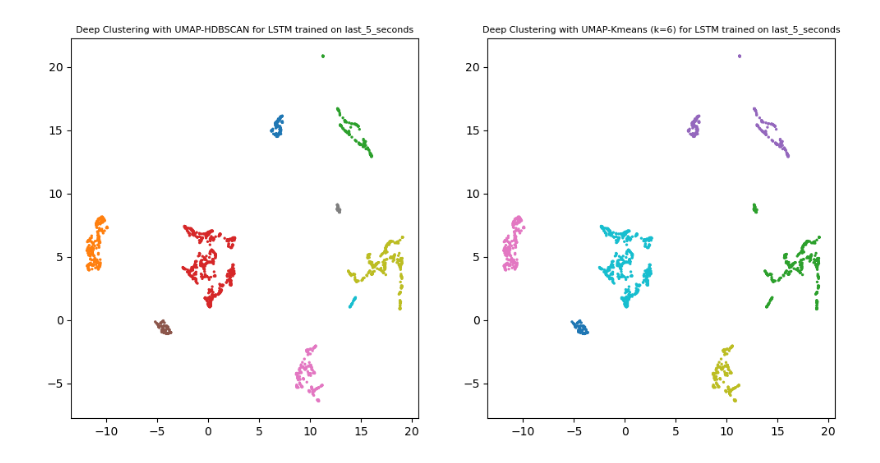
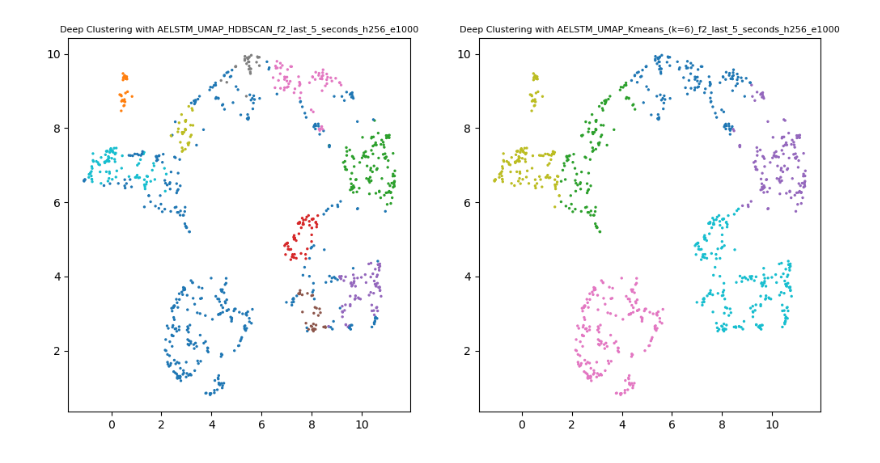
Before and after one commit to PipaFlores/encoder-pacman, a Jupyter notebook: notebooks/Clustering_DNN.ipynb, the cells around one changed output. Drawn from its saved outputs; the diff is of its cells as text; code cells hidden in the pictures.

```diff
--- a/notebooks/Clustering_DNN.ipynb
+++ b/notebooks/Clustering_DNN.ipynb
@@ -83,5 +89,5 @@ X_padded = padding_sequences(sequence_list=sequence_list)
 # %%
 
-data_tensor = PacmanDataset(X_padded)
+data_tensor = PacmanDataset(padded_sequence_list)
 data_tensor.gamestates.shape
 # %% [output]
@@ -89,12 +97,12 @@ torch.Size([938, 99, 10])
 # %%
-trainer = AE_Trainer(max_epochs=50,
+trainer = AE_Trainer(max_epochs=10,
                      batch_size=32,
                      validation_split=0.3)
 
 model = AELSTM(input_size=data_tensor[0]["data"].shape[1], hidden_size=256)
 
 # ### LOAD
-# model.load_state_dict(torch.load('../hpc/trained_models/pacman_aelstm_h256_e1000_best.pth', map_location=torch.device("cpu")))
+# model.load_state_dict(torch.load('../hpc/trained_models/first_5_seconds/f2/AELSTM_h256_e1000_best.pth', map_location=torch.device("cpu")))
 # model.eval()  # Set to evaluation mode if not training
 
 ### TRAIN
@@ -102,3 +120,0 @@ trainer.fit(model, data_tensor)
-# %%
-## more fitting
-trainer.fit(model, data_tensor)
@@ -108,36 +134,60 @@ trainer.fit(model, data_tensor)
 sequence_types = [
     "first_5_seconds",
      "last_5_seconds",
-     "whole_level"
+    #  "whole_level"
      ]
 
+FEATURES_COLUMNS= [
+    # "score",
+    # "lives",
+    # "pacman_attack",
+    "Pacman_X",
+    "Pacman_Y",
+    # "Ghost1_X",
+    # "Ghost1_Y",
+    # "Ghost2_X",
+    # "Ghost2_Y",
+    # "Ghost3_X",
+    # "Ghost3_Y",
+    # "Ghost4_X",
+    # "Ghost4_Y",
+    ]
+N_FEATURES = len(FEATURES_COLUMNS) # INPUT_SIZE.
+
 reader = PacmanDataReader(data_folder="../data")
-sequence_list, meta, traj_list = slice_seq_of_each_level(reader)
-X_padded = padding_sequences(sequence_list=sequence_list)
 
 sequences_data = []
 
 for seq_type in sequence_types:
     if seq_type == "first_5_seconds":
-        sequence_list, meta, traj_list = slice_seq_of_each_level(reader, start_step=0, end_step=100)
+        raw_data, sequence_list, traj_list, gif_path_list = reader.slice_seq_of_each_level(start_step=0, end_step=100, FEATURES=FEATURES_COLUMNS, make_gif="True")
     elif seq_type == "whole_level":
-        sequence_list, meta, traj_list = slice_seq_of_each_level(reader, start_step=0, end_step=-1)
+        raw_data, sequence_list, traj_list, gif_path_list = reader.slice_seq_of_each_level(start_step=0, end_step=-1, FEATURES=FEATURES_COLUMNS, make_gif="False")
     elif seq_type == "last_5_seconds":
-        sequence_list, meta, traj_list = slice_seq_of_each_level(reader, start_step=-100, end_step=-1)
+        raw_data, sequence_list, traj_list, gif_path_list = reader.slice_seq_of_each_level(start_step=-100, end_step=-1, FEATURES=FEATURES_COLUMNS, make_gif="True")
 
-    X_padded = padding_sequences(sequence_list=sequence_list)
+    X_padded = reader.padding_sequences(sequence_list=sequence_list)
     sequences_data.append(PacmanDataset(X_padded))
+    level_ids = [traj.metadata["level_id"] for traj in traj_list]
 
 ### LOADING MODELS
-INPUT_SIZE = 2
 HIDDEN_SIZE = 256
 EPOCHS = 1000
 models = []
 
 for seq_type in sequence_types:
-    model = AELSTM(input_size = INPUT_SIZE, hidden_size=HIDDEN_SIZE)
-    model.load_state_dict(torch.load(f"../hpc/trained_models/pacman_aelstm_{seq_type}_h{HIDDEN_SIZE}_e{EPOCHS}_best.pth", map_location=torch.device('cpu')))
-    model.name = (f"LSTM trained on {seq_type}")
+    model = AELSTM(input_size = N_FEATURES, hidden_size=HIDDEN_SIZE)
+    model.load_state_dict(torch.load(
+        os.path.join(
+            "..",
+            "hpc",
+            "trained_models",
+            seq_type,
+            "f" + str(N_FEATURES),
+            f"AELSTM_h{HIDDEN_SIZE}_e{EPOCHS}_best.pth"
+        ),
+        map_location=torch.device('cpu')))
+    model.name = (f"LSTM trained on {seq_type} ({N_FEATURES} features)")
     models.append(model)
 
 
@@ -150,14 +200,13 @@ import time
 
 # Process in batches to avoid memory issues
 BATCH_SIZE = 32  # Adjust based on your available memory
-all_embeddings = [] # empty list to be filled during batch processing.
-reducer = UMAP()
 
-reduced_embeddings = [] # empty lists for final results, each item would be a [n, 2] array for each model.
+reduced_embeddings = [] # : [np.ndarray] empty lists for final results, each item would be a [n, 2] array for each model.
 
 ## Embed, and reduce the data for each model
 for idx, model in enumerate(models):
     print(f"embedding for {model.name}")
+    all_embeddings = []
     ti = time.time()
     model.eval()
     with torch.no_grad():  # Important: disable gradients for inference
@@ -174,18 +223,19 @@ for idx, model in enumerate(models):
     print(f"Processed all batches in {tf - ti} seconds")
     # Concatenate all embeddings
     embeddings = torch.cat(all_embeddings, dim=0)
+    reducer = UMAP()
     embeddings_2D = reducer.fit_transform(embeddings.detach().numpy())
 
     reduced_embeddings.append(embeddings_2D)
 
 
-##CLUSTERING
+## CLUSTERING
 
 N_CLUSTERS = 6 ## for k-means
 
 clusterers = {}
 clusterers["HDBSCAN"] = HDBSCAN(min_cluster_size=20)
-clusterers[f"Kmeans (k={N_CLUSTERS})"] = KMeans(n_clusters=6)
+clusterers[f"Kmeans_(k={N_CLUSTERS})"] = KMeans(n_clusters=6)
 
 for idx, model in enumerate(models):
     labels = {}
@@ -196,13 +246,14 @@ for idx, model in enumerate(models):
 
     fig, axs = plt.subplots( 1, len(labels.values()), figsize=(6 * len(labels.values()),6))
 
-    for i, (name, predictions) in enumerate(labels.items()):
-        axs[i].scatter(reduced_embeddings[idx][:,0], reduced_embeddings[idx][:,1], s=2, cmap="tab10", c=predictions)
-        axs[i].set_title(f"Deep Clustering with UMAP-{name} for {model.name}", size=8)
+    for i, (clusterer_name, predictions) in enumerate(labels.items()):
+        axs[i].scatter(reduced_embeddings[idx][:,0], reduced_embeddings[idx][:,1],
+                       s=2,
+                       cmap="tab10",
+                       c=predictions)
+        axs[i].set_title(f"Deep Clustering with {model.__class__.__name__}_UMAP_{clusterer_name}_f{N_FEATURES}_{sequence_types[idx]}_h{HIDDEN_SIZE}_e{EPOCHS}", size=8)
 
-    fig.savefig(fname=f"results/DeepClusteringResults_plot_Pacman_{sequence_types[idx]}_{model.name}")
-
-
+    # fig.savefig(fname=f"results/DeepClusteringResults_plot_{model.__class__.__name__}_f{N_FEATURES}_{sequence_types[idx]}_h{HIDDEN_SIZE}_e{EPOCHS}")
 
     # fig.savefig(fname="results/DeepClusteringResults_plot_Pacman_WholeSequence_LSTM")
 # %% [output]
@@ -220 +265 @@ Processed all batches in 60.12941288948059 seconds
-[figure, old version]
+[figure, new version]
```
Also changed, not shown: parts of 22 cells of this notebook, 12 other files.
